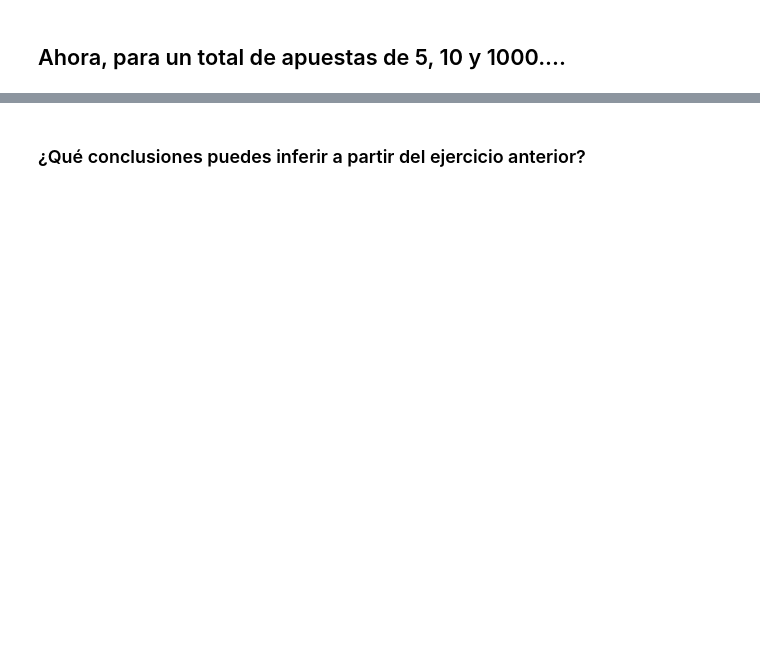
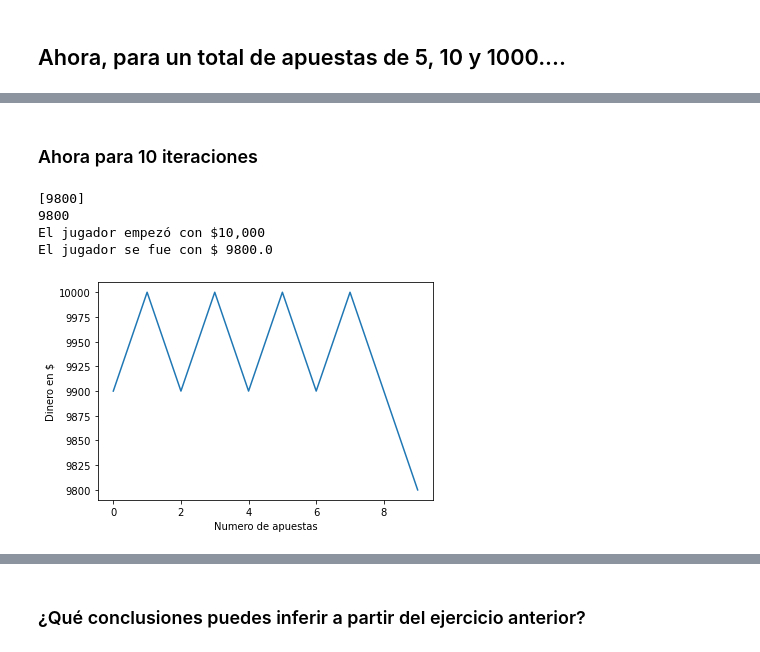
Before and after one commit to KevinTMtz/Aprendizaje-Autom-tico-Pr-cticas, a Jupyter notebook: 2 Web Scraping/Practica_Scrap_EDAWoAns.ipynb, the cells around one changed output, grey strips where cells are left out. Drawn from its saved outputs; the diff is of its cells as text; code cells hidden in the pictures; blank space fills up the shorter version.

```diff
--- a/2 Web Scraping/Practica_Scrap_EDAWoAns.ipynb
+++ b/2 Web Scraping/Practica_Scrap_EDAWoAns.ipynb
@@ -551,0 +574,17 @@ print("El jugador se fue con $", str(sum(ending_fund)/len(ending_fund)))
+# %% [markdown]
+### Ahora para 10 iteraciones
+# %%
+final_funds = []
+ending_fund = play(10000, 100, 10)
+
+print(ending_fund)
+print(sum(ending_fund))
+
+print("El jugador empezó con $10,000")
+print("El jugador se fue con $", str(sum(ending_fund)/len(ending_fund)))
+# %% [output]
+[9800]
+9800
+El jugador empezó con $10,000
+El jugador se fue con $ 9800.0
+[figure, added]
```
Also changed, not shown: parts of 11 cells of this notebook.
